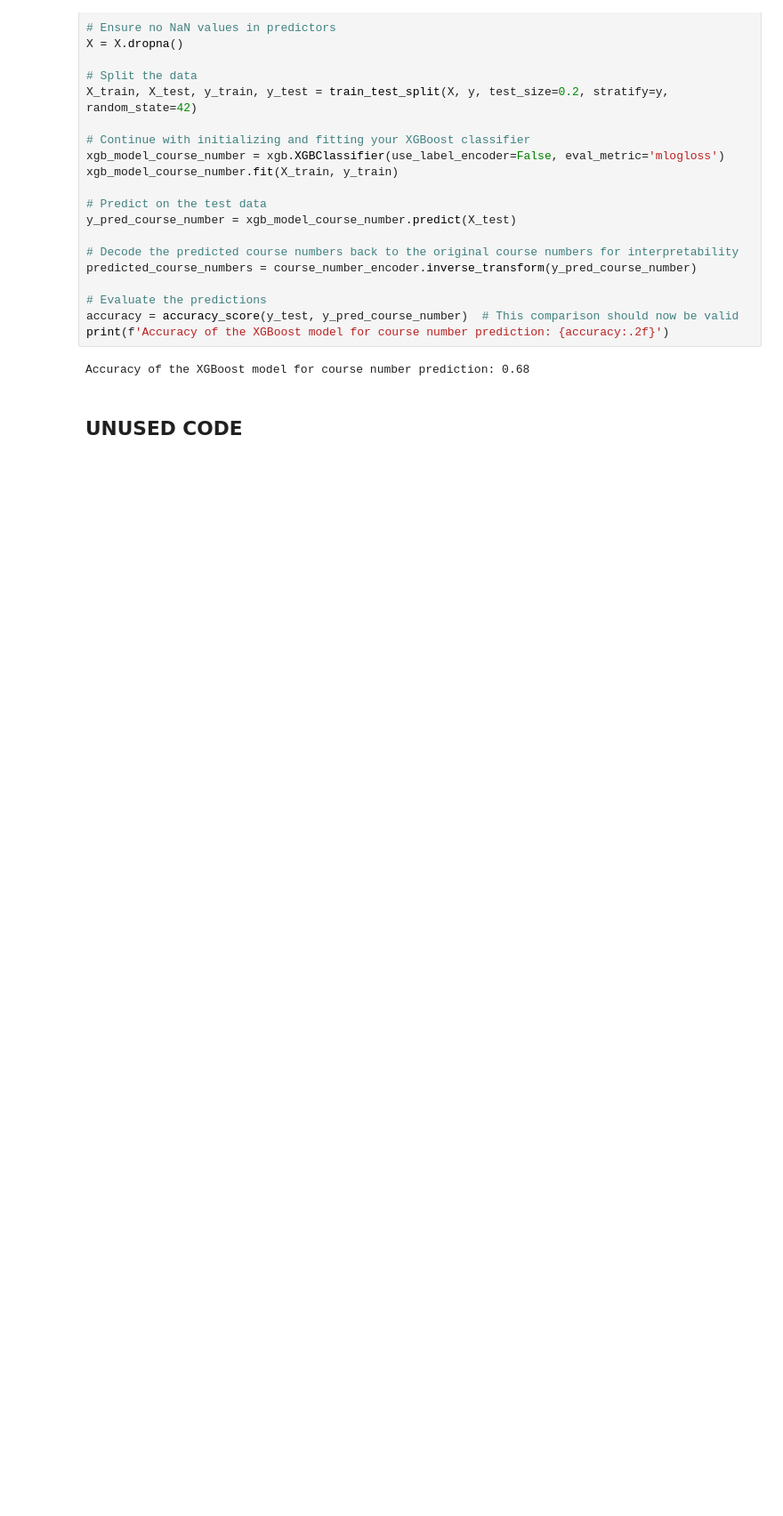
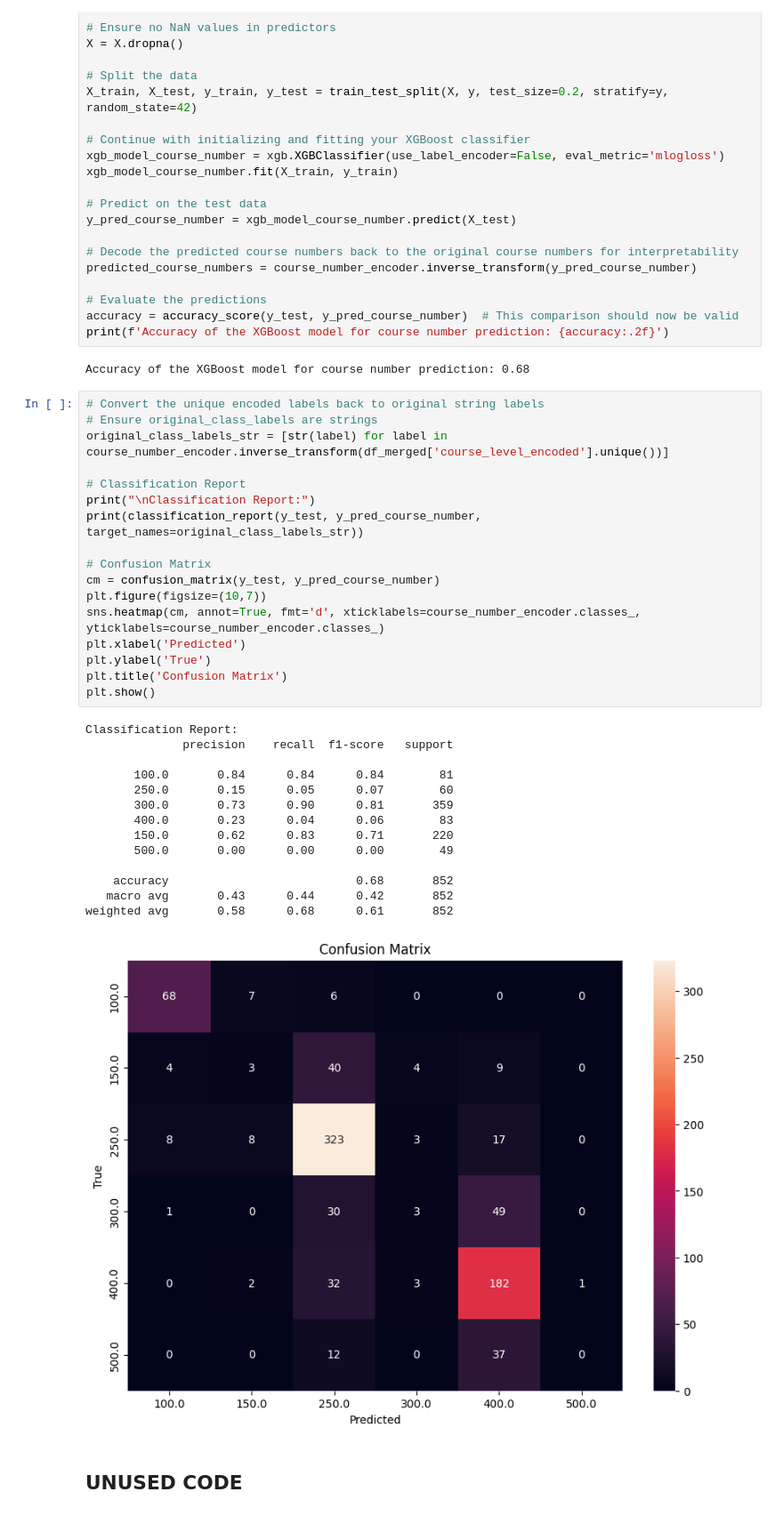
Before and after one commit to britrthompson/MSBA_Capstone, a Jupyter notebook: math_placement.ipynb, the cells around one changed output. Shown at 89% size. Cells and saved outputs as stored; diff of their text form; blank space fills up the shorter version.

```diff
--- a/math_placement.ipynb
+++ b/math_placement.ipynb
@@ -528,6 +623,38 @@ accuracy = accuracy_score(y_test, y_pred_course_number)  # This comparison shoul
 print(f'Accuracy of the XGBoost model for course number prediction: {accuracy:.2f}')
 # %% [output]
 Accuracy of the XGBoost model for course number prediction: 0.68
+# %%
+# Convert the unique encoded labels back to original string labels
+# Ensure original_class_labels are strings
+original_class_labels_str = [str(label) for label in course_number_encoder.inverse_transform(df_merged['course_level_encoded'].unique())]
+
+# Classification Report
+print("\nClassification Report:")
+print(classification_report(y_test, y_pred_course_number, target_names=original_class_labels_str))
+
+# Confusion Matrix
+cm = confusion_matrix(y_test, y_pred_course_number)
+plt.figure(figsize=(10,7))
+sns.heatmap(cm, annot=True, fmt='d', xticklabels=course_number_encoder.classes_, yticklabels=course_number_encoder.classes_)
+plt.xlabel('Predicted')
+plt.ylabel('True')
+plt.title('Confusion Matrix')
+plt.show()
+# %% [output]
+Classification Report:
+              precision    recall  f1-score   support
+
+       100.0       0.84      0.84      0.84        81
+       250.0       0.15      0.05      0.07        60
+       300.0       0.73      0.90      0.81       359
+       400.0       0.23      0.04      0.06        83
+       150.0       0.62      0.83      0.71       220
+       500.0       0.00      0.00      0.00        49
+
+    accuracy                           0.68       852
+   macro avg       0.43      0.44      0.42       852
+weighted avg       0.58      0.68      0.61       852
+[figure, added]
 # %% [markdown]
 ## UNUSED CODE
 # %%
```
Also changed, not shown: parts of 13 cells of this notebook, 2 other files.
